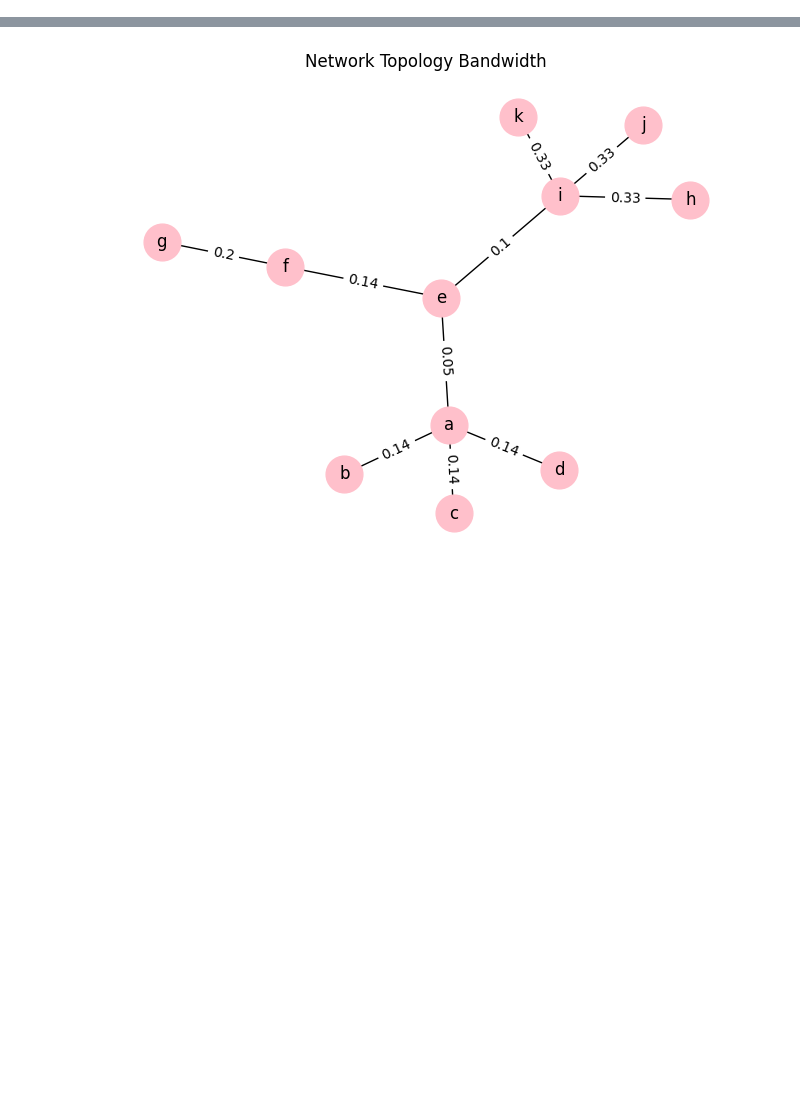
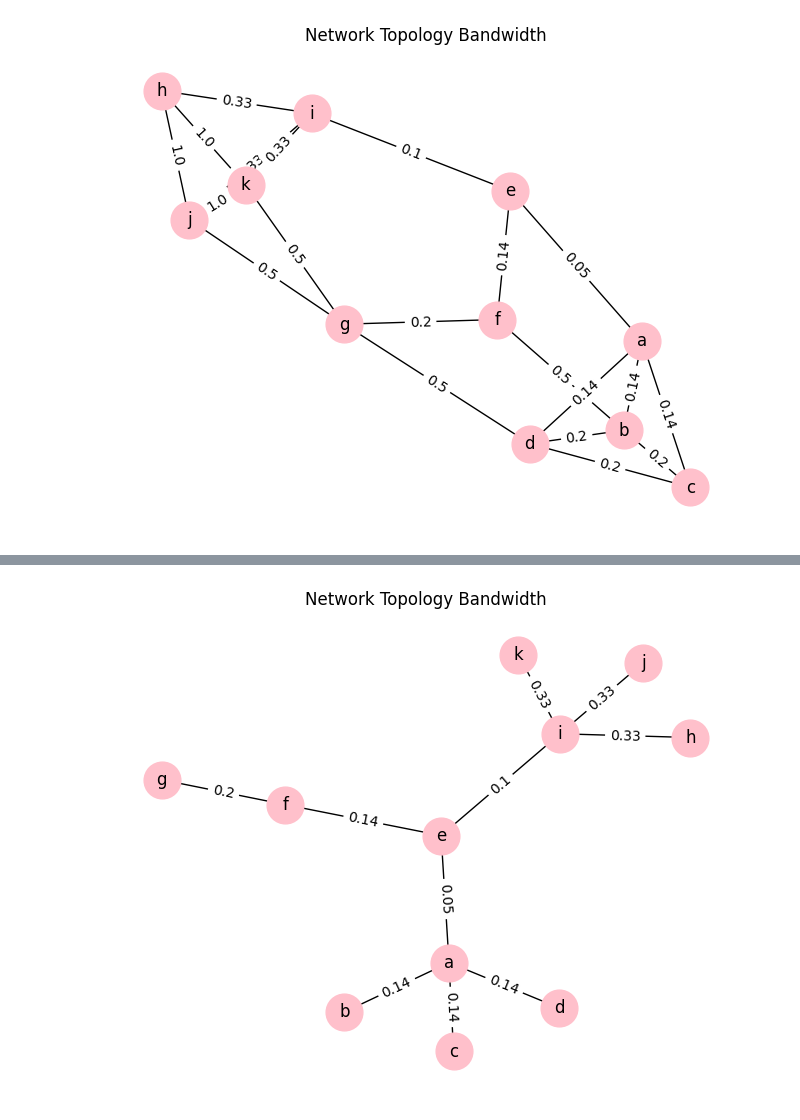
Before and after one commit to CyonixC/eco-networks, a Jupyter notebook: gospf.ipynb, the cells around one changed output, grey strips where cells are left out. Drawn from its saved outputs; the diff is of its cells as text; code cells hidden in the pictures; blank space fills up the shorter version.

```diff
--- a/gospf.ipynb
+++ b/gospf.ipynb
@@ -196,3 +198,100 @@ NameError: name 'OSPFNetwork' is not defined
+# %%
+a = EcoRouter("a", n_interfaces=4)
+b = EcoRouter("b", n_interfaces=4)
+c = EcoRouter("c", n_interfaces=4)
+d = EcoRouter("d", n_interfaces=4)
+e = EcoRouter("e", n_interfaces=4)
+f = EcoRouter("f", n_interfaces=4)
+g = EcoRouter("g", n_interfaces=8)
+h = EcoRouter("h", n_interfaces=4)
+i = EcoRouter("i", n_interfaces=4)
+j = EcoRouter("j", n_interfaces=4)
+k = EcoRouter("k", n_interfaces=4)
+
+eco_nodes = [a, c, d, f, i, j, k]
+eco_access = [b, e, g, h]
+ab = EcoRPLink(7_000_000)
+ac = EcoRPLink(7_000_000)
+ad = EcoRPLink(7_000_000)
+
+ae = EcoRPLink(20_000_000)
+
+bc = EcoRPLink(5_000_000)
+bd = EcoRPLink(5_000_000)
+cd = EcoRPLink(5_000_000)
+
+ef = EcoRPLink(7_000_000)
+
+ei = EcoRPLink(10_000_000)
+
+fg = EcoRPLink(5_000_000)
+
+bf = EcoRPLink(2_000_000)
+dg = EcoRPLink(2_000_000)
+
+ih = EcoRPLink(3_000_000)
+ij = EcoRPLink(3_000_000)
+ik = EcoRPLink(3_000_000)
+
+hk = EcoRPLink(1_000_000)
+hj = EcoRPLink(1_000_000)
+jk = EcoRPLink(1_000_000)
+
+jg = EcoRPLink(2_000_000)
+kg = EcoRPLink(2_000_000)
+
+
+ab.create_link(a, 0, b, 0)
+ac.create_link(a, 1, c, 0)
+ad.create_link(a, 2, d, 0)
+ae.create_link(a, 3, e, 0)
+
+bc.create_link(b, 1, c, 1)
+bd.create_link(b, 2, d, 1)
+cd.create_link(c, 2, d, 2)
+
+ef.create_link(e, 1, f, 0)
+ei.create_link(e, 2, i, 0)
+
+fg.create_link(f, 1, g, 1)
+
+bf.create_link(b, 3, f, 2)
+dg.create_link(d, 3, g, 2)
+
+ih.create_link(i, 1, h, 0)
+ij.create_link(i, 2, j, 0)
+ik.create_link(i, 3, k, 0)
+hk.create_link(h, 1, k, 1)
+hj.create_link(h, 2, j, 1)
+jk.create_link(j, 2, k, 2)
+jg.create_link(j, 3, g, 3)
+kg.create_link(k, 3, g, 4)
+
+
+eco_links = [ab, ac, ad, ae, bc, bd, cd, ef, ei, fg, bf, dg, ih, ij, ik, hk, hj, jk, jg, kg]
+
+
+eco_net = EcoRPNetwork(alpha = 30)
+for node in eco_nodes:
+    eco_net.add_node(node)
+
+for node in eco_access:
+    eco_net.add_access_node(node)
+
+for link in eco_links:
+    eco_net.add_link(link)
+
+G = eco_net.get_network_state()
+for edge in G.edges(data=True):
+    G.edges[edge[0], edge[1]]['cost'] = round(G.edges[edge[0], edge[1]]['cost'], 2)
+pos = nx.spring_layout(G)  # Define node positions using a spring layout
+nx.draw(G, pos, with_labels=True, node_size=700, node_color="pink")  # Draw nodes
+labels = nx.get_edge_attributes(G, 'cost')  # Get edge weights as labels
+nx.draw_networkx_edge_labels(G, pos, edge_labels=labels, )  # Draw edge labels
+plt.title("Network Topology Bandwidth")
+plt.show()
+# %% [output]
+[figure, added]
 # %%
 random.seed(2024)
 for node in nodes:
```
Also changed, not shown: parts of 8 cells of this notebook, 3 other files.
